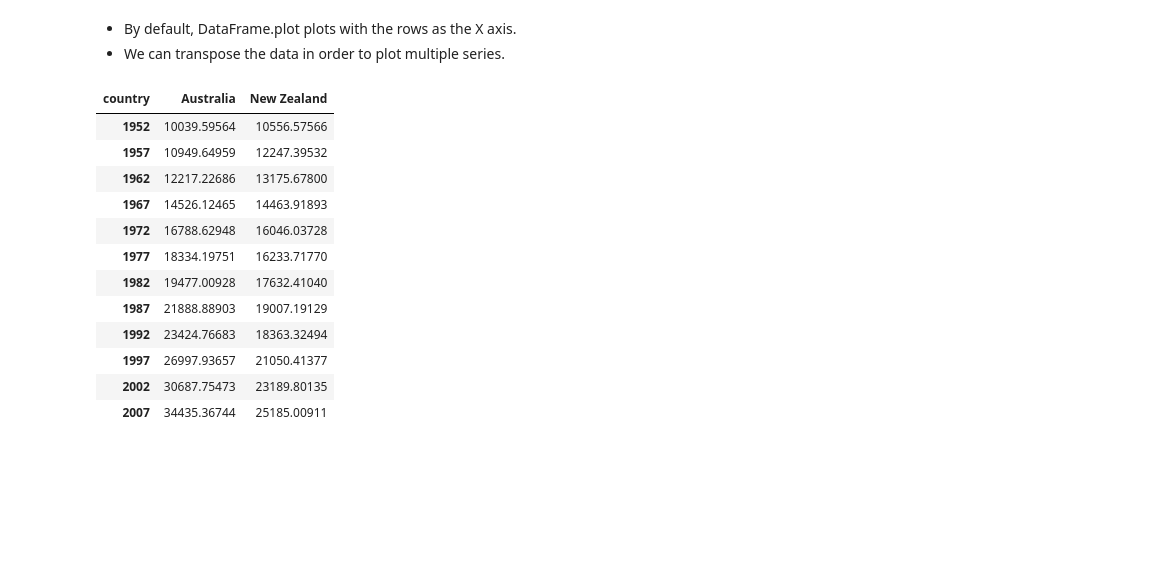
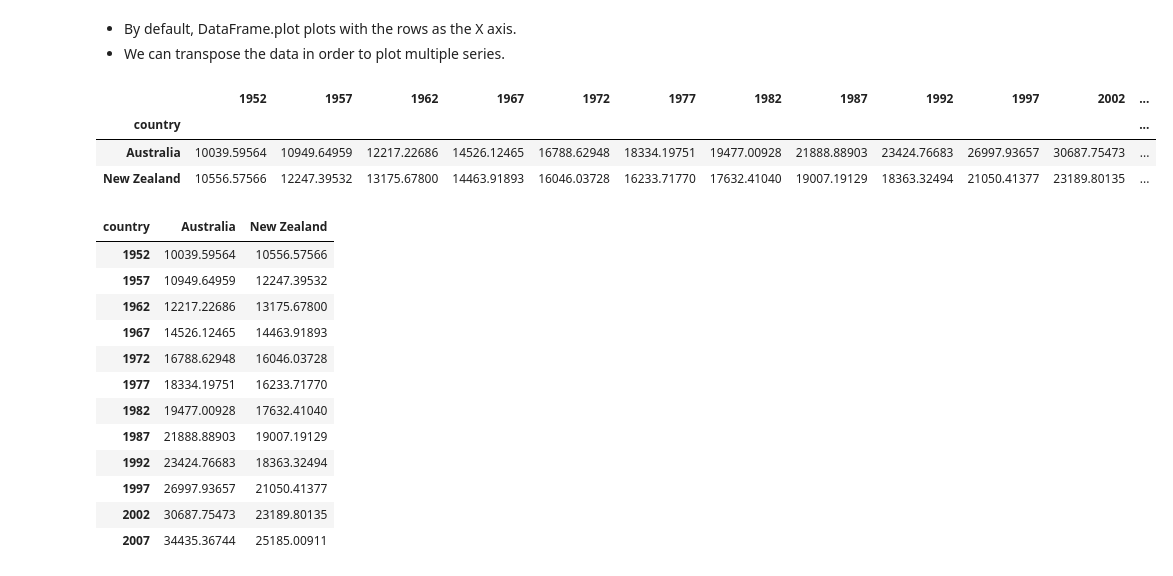
Before and after one commit to dmbala/python-data-viz, a Jupyter notebook: Notebooks/intro_matplotlib.ipynb, the cells around one changed output. Cells and saved outputs as stored; diff of their text form; code cells hidden in the pictures; blank space fills up the shorter version.

```diff
--- a/Notebooks/intro_matplotlib.ipynb
+++ b/Notebooks/intro_matplotlib.ipynb
@@ -664,6 +679,13 @@ data.columns = years.astype(int)
 # %% [markdown]
 * By default, DataFrame.plot plots with the rows as the X axis.
 * We can transpose the data in order to plot multiple series.
+# %%
+data
+# %% [output]
+|  | 1952 | 1957 | 1962 | 1967 | 1972 | 1977 | 1982 | 1987 | 1992 | 1997 | 2002 | ... |
+| country |  |  |  |  |  |  |  |  |  |  |  | ... |
+| Australia | 10039.59564 | 10949.64959 | 12217.22686 | 14526.12465 | 16788.62948 | 18334.19751 | 19477.00928 | 21888.88903 | 23424.76683 | 26997.93657 | 30687.75473 | ... |
+| New Zealand | 10556.57566 | 12247.39532 | 13175.67800 | 14463.91893 | 16046.03728 | 16233.71770 | 17632.41040 | 19007.19129 | 18363.32494 | 21050.41377 | 23189.80135 | ... |
 # %%
 data.T
 # %% [output]
```
Also changed, not shown: parts of 20 cells of this notebook.
